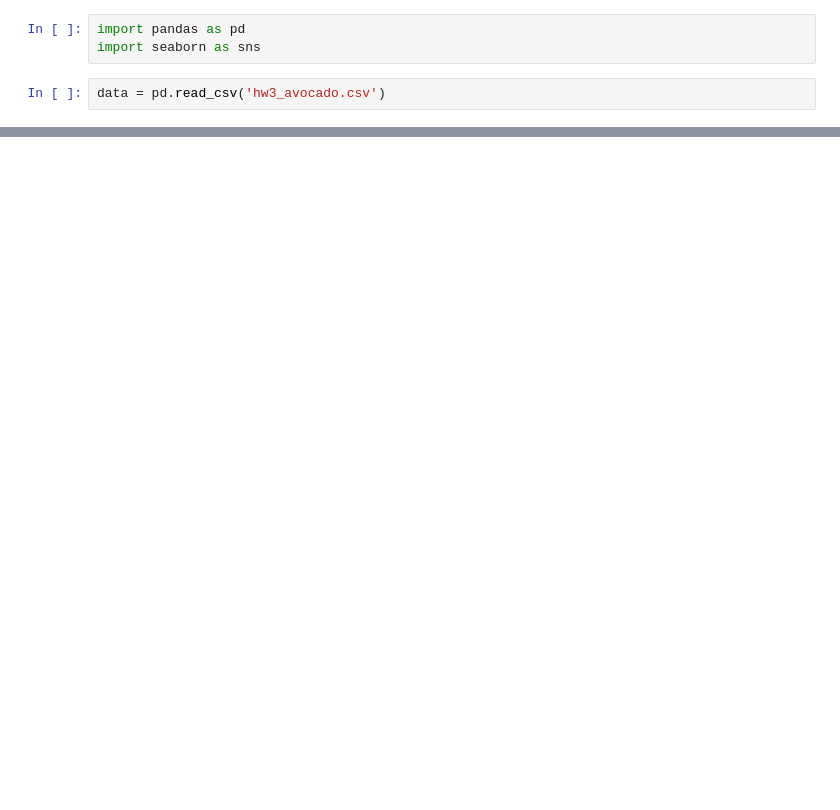
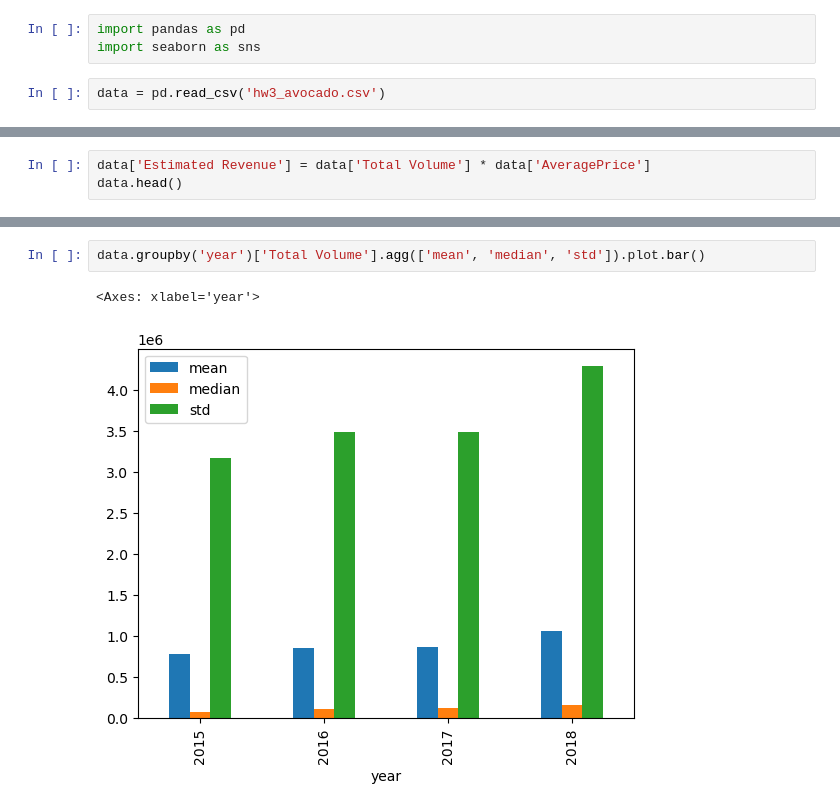
Before and after one commit to Firedreyke/CIS410_Homework3, a Jupyter notebook: avocado.ipynb, the cells around one changed output, grey strips where cells are left out. Saved outputs shown, nothing was run; the diff lists cells and outputs as text; blank space fills up the shorter version.

```diff
--- a/avocado.ipynb
+++ b/avocado.ipynb
@@ -14,0 +103,3 @@ data.head()
+# %%
+data['Estimated Revenue'] = data['Total Volume'] * data['AveragePrice']
+data.head()
@@ -14,0 +133,5 @@ data.head()
+# %%
+data.groupby('year')['Total Volume'].agg(['mean', 'median', 'std']).plot.bar()
+# %% [output]
+<Axes: xlabel='year'>
+[figure, added]
```
Also changed, not shown: parts of 10 cells of this notebook.
